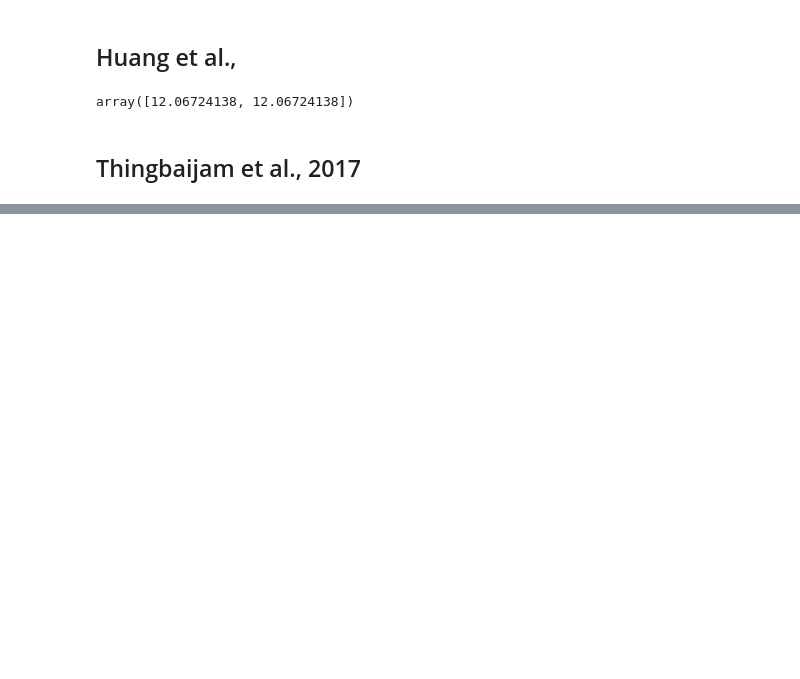
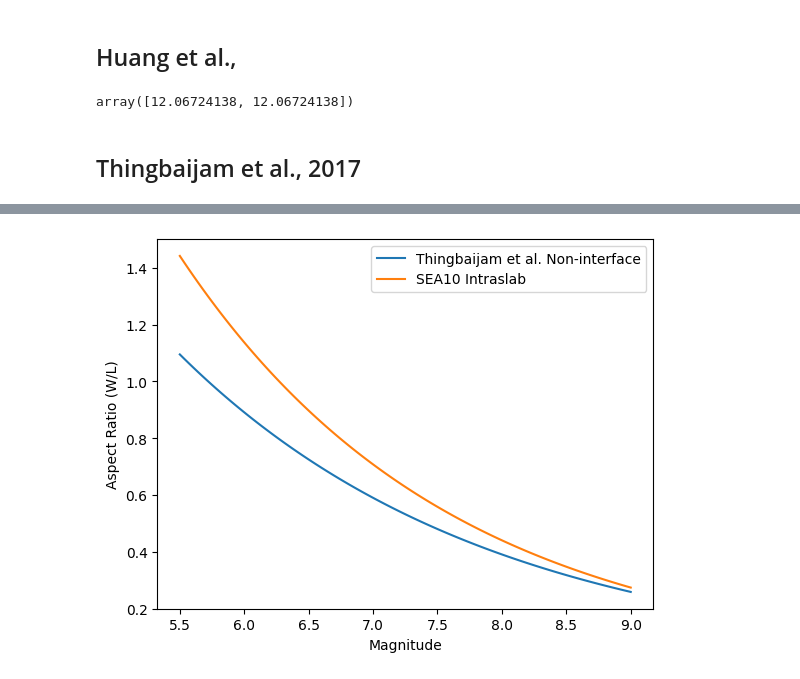
Before and after one commit to zoe-yin/shakemap-postprocess-tools, a Jupyter notebook: calc_aspect_ratio.ipynb, the cells around one changed output, grey strips where cells are left out. Saved outputs shown, nothing was run; the diff lists cells and outputs as text; code cells hidden in the pictures; blank space fills up the shorter version.

```diff
--- a/calc_aspect_ratio.ipynb
+++ b/calc_aspect_ratio.ipynb
@@ -56,0 +207,16 @@ Aspect Ratio: 2.385613039930911
+# %%
+plt.figure()
+
+asp_sea10_slab = W_sea10_slab/L_sea10_slab
+asp_tea17 = W_tea17/L_tea17
+asp_wc94 = W_wc94/L_wc94
+
+plt.plot(mags,  asp_tea17, label="Thingbaijam et al. Non-interface")
+plt.plot(mags, asp_sea10_slab, label="SEA10 Intraslab")
+# plt.plot(mags, asp_wc94, label="W&C 1994")
+plt.xlabel("Magnitude")
+plt.ylabel("Aspect Ratio (W/L)")
+plt.legend()
+plt.savefig("/Users/hyin/usgs_mendenhall/ffsimmer/catalog/scaling-relationships/mag-aspect-intraslab.png")
+# %% [output]
+[figure, added]
```
Also changed, not shown: parts of 8 cells of this notebook, 12 other files.
